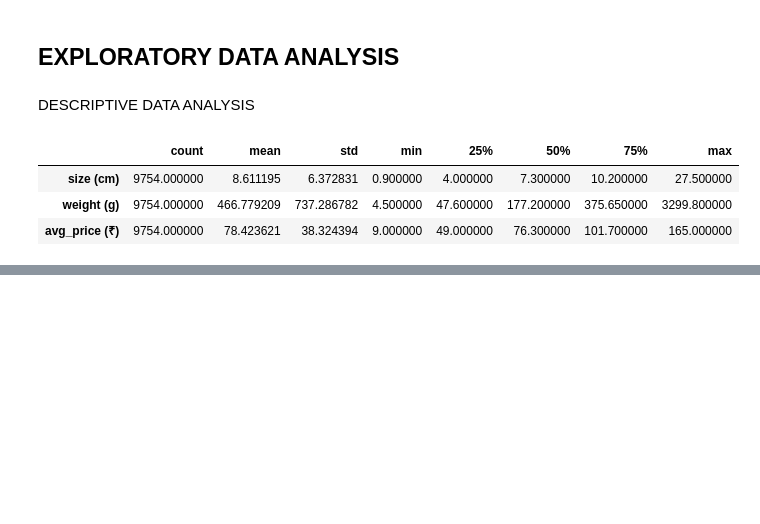
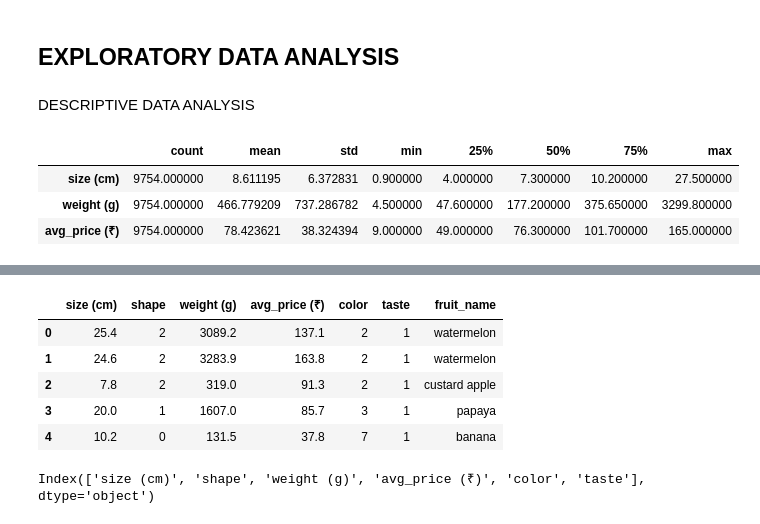
Before and after one commit to ADEOYE-MARY25/ml, a Jupyter notebook: fruits_classification.ipynb, the cells around one changed output, grey strips where cells are left out. Drawn from its saved outputs; the diff is of its cells as text; code cells hidden in the pictures; blank space fills up the shorter version.

```diff
--- a/fruits_classification.ipynb
+++ b/fruits_classification.ipynb
@@ -92,0 +114,41 @@ df.describe().T.style.background_gradient()
+# %%
+from sklearn.calibration import LabelEncoder
+
+
+
+shape = [['round', 'oval', 'long']]
+df['shape']= df['shape'].str.strip()
+
+order = LabelEncoder()
+
+df['shape']= order.fit_transform(df[['shape']])
+# %%
+color=[['green','red','brown','yellow','orange','pink' ,'purple','blue']]
+
+df['color']= df['color'].str.strip()
+
+order = LabelEncoder()
+
+df['color']= order.fit_transform(df[['color']])
+# %%
+taste=[['sweet','tangy','sour']]
+
+df['taste']= df['taste'].str.strip()
+
+order = LabelEncoder()
+
+df['taste']= order.fit_transform(df[['taste']])
+# %%
+df.head()
+# %% [output]
+|  | size (cm) | shape | weight (g) | avg_price (₹) | color | taste | fruit_name |
+| 0 | 25.4 | 2 | 3089.2 | 137.1 | 2 | 1 | watermelon |
+| 1 | 24.6 | 2 | 3283.9 | 163.8 | 2 | 1 | watermelon |
+| 2 | 7.8 | 2 | 319.0 | 91.3 | 2 | 1 | custard apple |
+| 3 | 20.0 | 1 | 1607.0 | 85.7 | 3 | 1 | papaya |
+| 4 | 10.2 | 0 | 131.5 | 37.8 | 7 | 1 | banana |
+# %%
+numerical_col= df.select_dtypes(include='number').columns
+numerical_col
+# %% [output]
+Index(['size (cm)', 'shape', 'weight (g)', 'avg_price (₹)', 'color', 'taste'], dtype='object')
```
Also changed, not shown: parts of 10 cells of this notebook, 2 other files.
